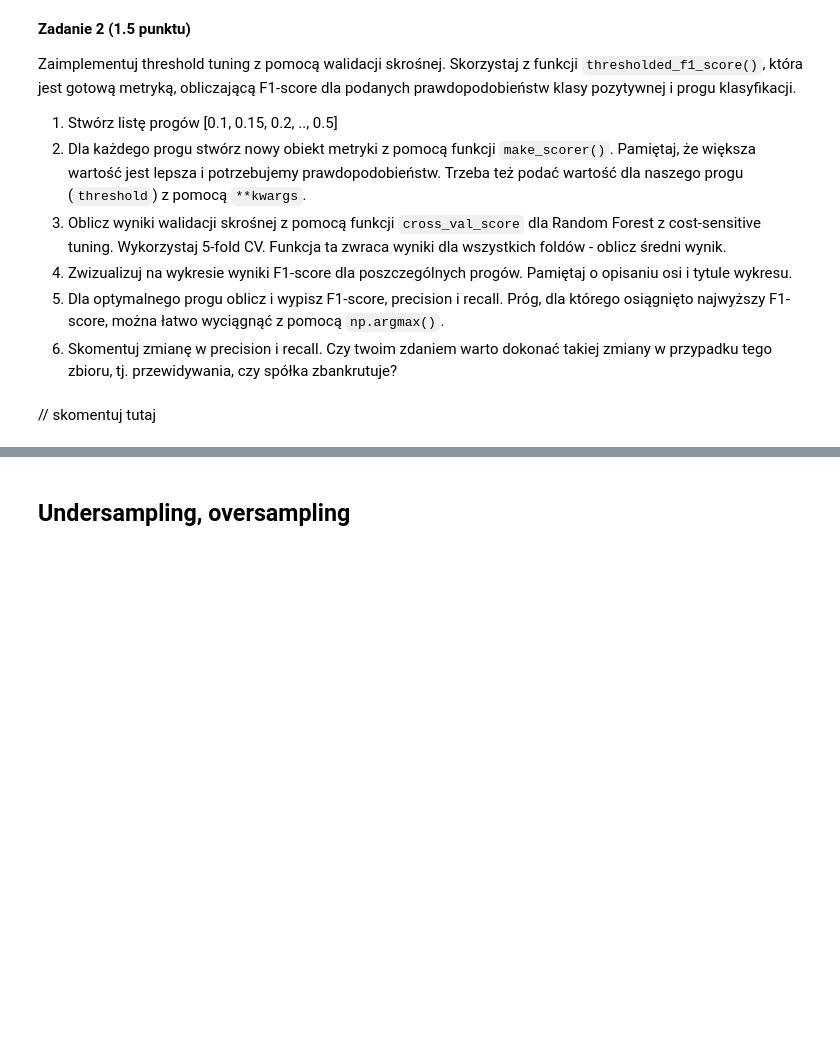
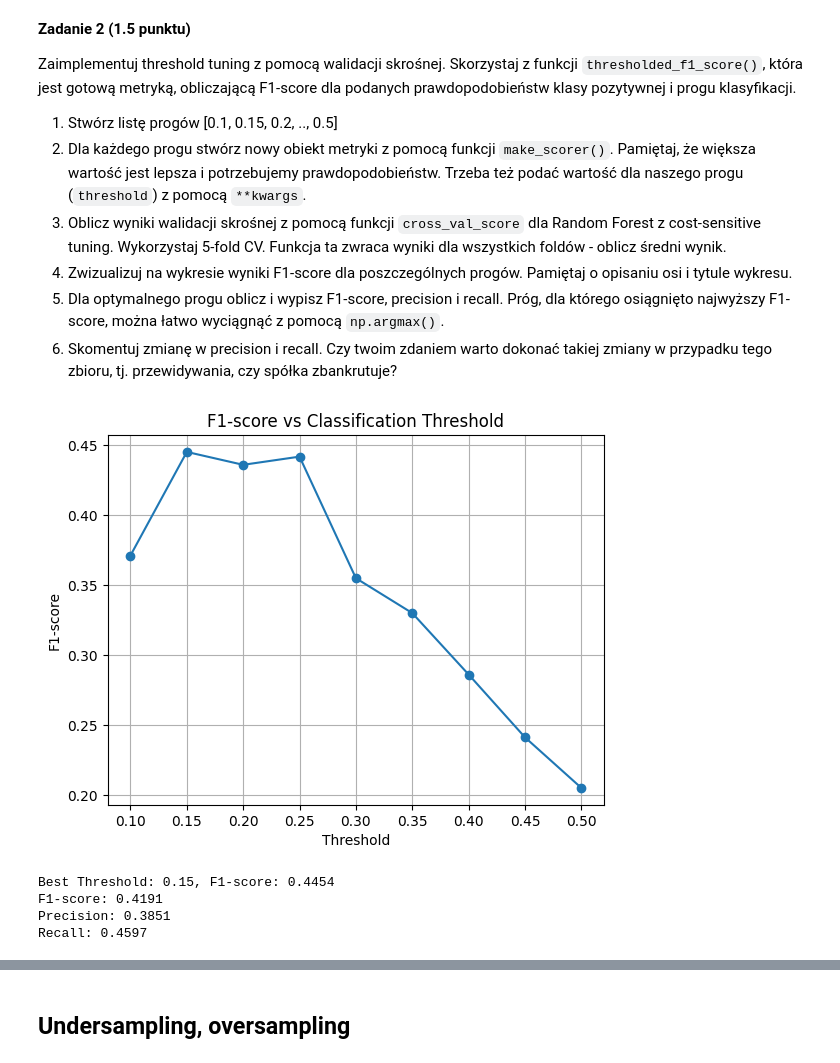
Before and after one commit to eszlamczyk/podstawy-uczenia-maszynowego-24-25, a Jupyter notebook: lab5/notebook.ipynb, the cells around one changed output, grey strips where cells are left out. Cells and saved outputs as stored; diff of their text form; code cells hidden in the pictures; blank space fills up the shorter version.

```diff
--- a/lab5/notebook.ipynb
+++ b/lab5/notebook.ipynb
@@ -69,12 +70,11 @@ from sklearn.pipeline import make_pipeline
 
 df = df.drop(columns=["Attr37"])
 
-X_train, X_test, y_train, y_test = train_test_split(df, y, test_size=0.25, stratify=y, random_state=0)
+X_train, X_test, y_train, y_test = train_test_split(
+    df, y, test_size=0.25, stratify=y, random_state=0
+)
 
-pipeline = make_pipeline(
-    SimpleImputer(strategy='mean'),
-    StandardScaler()
-)
+pipeline = make_pipeline(SimpleImputer(strategy="mean"), StandardScaler())
 
 
 X_train = pipeline.fit_transform(X_train)
@@ -162,5 +176,46 @@ Zaimplementuj threshold tuning z pomocą walidacji skrośnej. Skorzystaj z funkc
 def thresholded_f1_score(y_true, y_score, threshold: float, **kwargs) -> float:
     y_pred = y_score >= threshold
     return f1_score(y_true, y_pred, **kwargs)
-# %% [markdown]
-// skomentuj tutaj
+# %%
+from sklearn.metrics import make_scorer
+from sklearn.model_selection import cross_val_score
+import numpy as np
+
+thresholds = [i / 100 for i in range(10, 51, 5)]
+results = []
+
+for threshold in thresholds:
+    scorer = make_scorer(
+        thresholded_f1_score, response_method="predict_proba", threshold=threshold
+    )
+    scores = cross_val_score(clf_rf_csl, X_train, y_train, cv=5, scoring=scorer)
+    results.append(np.mean(scores))
+
+plt.plot(thresholds, results, marker="o")
+plt.title("F1-score vs Classification Threshold")
+plt.xlabel("Threshold")
+plt.ylabel("F1-score")
+plt.grid(True)
+plt.show()
+
+best_idx = np.argmax(results)
+best_threshold = thresholds[best_idx]
+print(f"Best Threshold: {best_threshold}, F1-score: {results[best_idx]:.4f}")
+
+clf_rf_csl.fit(X_train, y_train)
+y_proba = clf_rf_csl.predict_proba(X_test)[:, 1]
+y_pred = y_proba >= best_threshold
+
+f1 = f1_score(y_test, y_pred)
+precision = precision_score(y_test, y_pred)
+recall = recall_score(y_test, y_pred)
+
+print(f"F1-score: {f1:.4f}")
+print(f"Precision: {precision:.4f}")
+print(f"Recall: {recall:.4f}")
+# %% [output]
+[figure, added]
+Best Threshold: 0.15, F1-score: 0.4454
+F1-score: 0.4191
+Precision: 0.3851
+Recall: 0.4597
```
Also changed, not shown: parts of 35 cells of this notebook.
